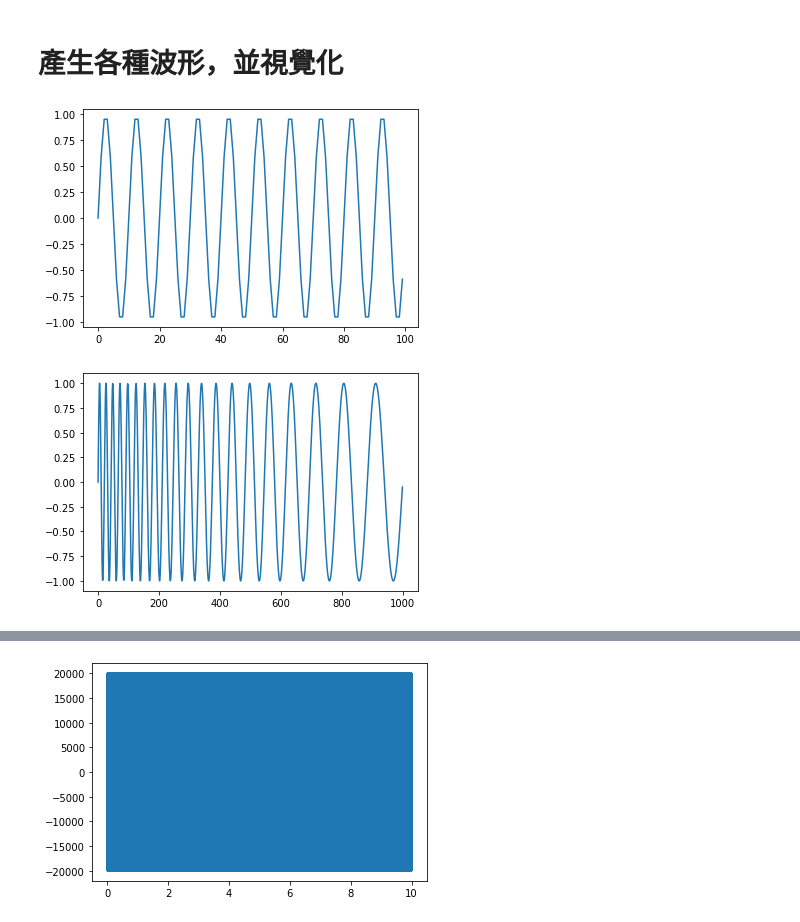
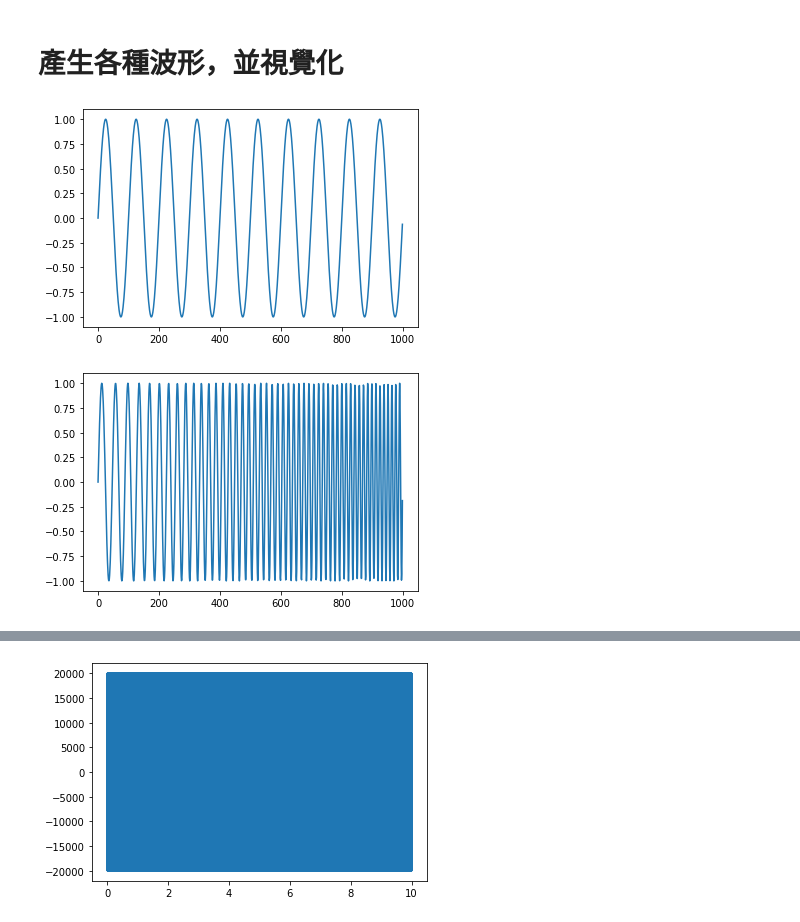
Before and after one commit to ChihHsiangChien/waveletStudy, a Jupyter notebook: 訊號產生.ipynb, the cells around one changed output, grey strips where cells are left out. Saved outputs shown, nothing was run; the diff lists cells and outputs as text; code cells hidden in the pictures.

```diff
--- a/訊號產生.ipynb
+++ b/訊號產生.ipynb
@@ -6,26 +6,26 @@ import matplotlib.pyplot as plt
 # %%
 #產生10Hz的訊號
 num_samples = 100
-#time = np.linspace(0,1,1000, endpoint=False)
-time = np.arange(num_samples)
+time = np.linspace(0,1,1000, endpoint=False)
+#time = np.arange(num_samples)
 frequency = 10
-sinwave = np.sin(2 * np.pi / frequency * time)
-plt.plot(time,sinwave)
+sinwave = np.sin(2 * np.pi * frequency * time)
+plt.plot(sinwave)
 plt.show()
 # %% [output]
-[figure, old version]
+[figure, new version]
 # %%
 #產生20Hz -100Hz的Chirp訊號
 
 num_samples = 1000
-#time = np.linspace(0,1,n, endpoint=True)
-time = np.arange(num_samples)
+time = np.linspace(0, 1, num_samples, endpoint=True)
+#time = np.arange(num_samples)
 fmin = 20
 fmax = 50
 #frequency = np.linspace(0, num_samples, num_samples ,endpoint=True) * ((fmax - fmin)/ num_samples ) + fmin
 frequency = np.arange(num_samples) *  ((fmax - fmin)/ num_samples) + fmin
-sinwave = np.sin(2 * np.pi / frequency * time)
-plt.plot(time, sinwave)
+sinwave = np.sin(2 * np.pi * frequency * time)
+plt.plot( sinwave)
 plt.show()
 # %% [output]
-[figure, old version]
+[figure, new version]
```
Also changed, not shown: parts of 10 cells of this notebook.
